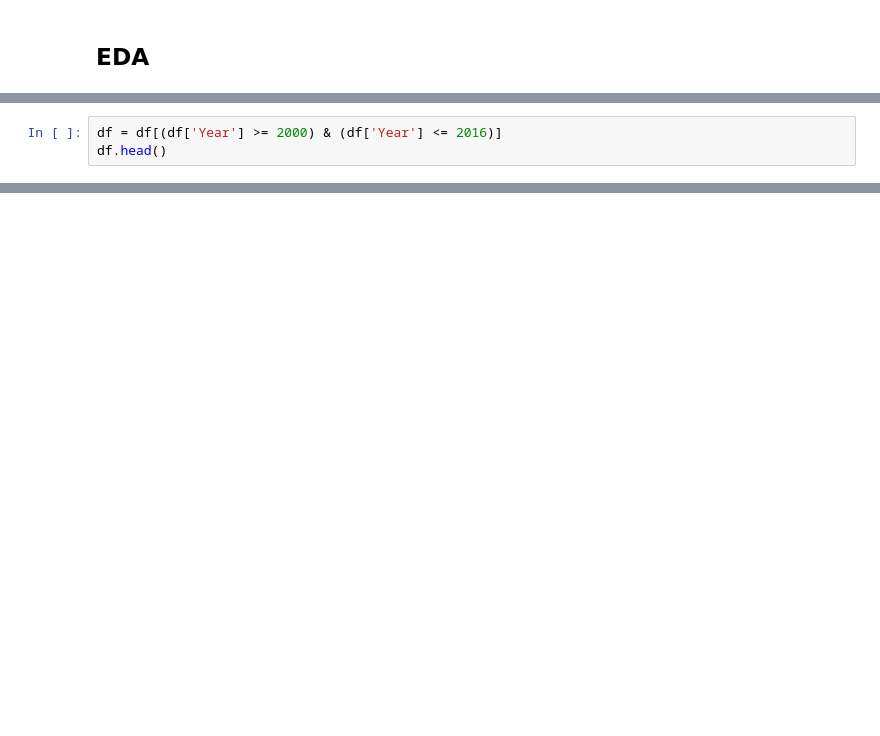
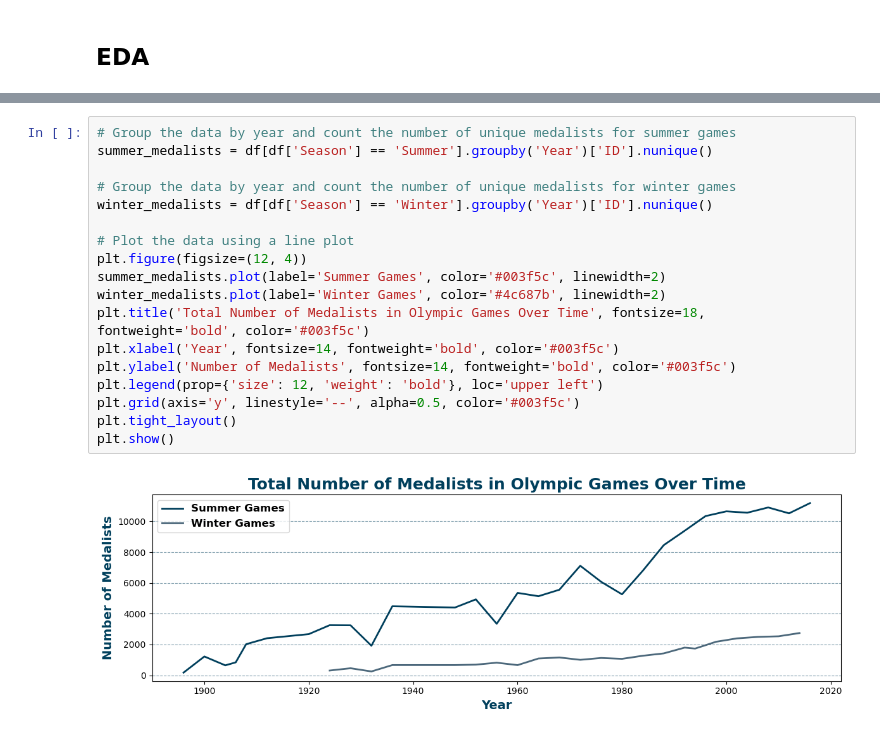
Before and after one commit to nastoo/tp-methodes-pour-analytique, a Jupyter notebook: Projet_GG.ipynb, the cells around one changed output, grey strips where cells are left out. Saved outputs shown, nothing was run; the diff lists cells and outputs as text; blank space fills up the shorter version.

```diff
--- a/Projet_GG.ipynb
+++ b/Projet_GG.ipynb
@@ -236,3 +155,0 @@ In [12] used 0.0 MiB RAM in 0.10s (system mean cpu 6%, single max cpu 100%), pea
-# %%
-df = df[(df['Year'] >= 2000) & (df['Year'] <= 2016)]
-df.head()
@@ -348,0 +187,20 @@ In [18] used 6.0 MiB RAM in 0.84s (system mean cpu 4%, single max cpu 100%), pea
+# %%
+# Group the data by year and count the number of unique medalists for summer games
+summer_medalists = df[df['Season'] == 'Summer'].groupby('Year')['ID'].nunique()
+
+# Group the data by year and count the number of unique medalists for winter games
+winter_medalists = df[df['Season'] == 'Winter'].groupby('Year')['ID'].nunique()
+
+# Plot the data using a line plot
+plt.figure(figsize=(12, 4))
+summer_medalists.plot(label='Summer Games', color='#003f5c', linewidth=2)
+winter_medalists.plot(label='Winter Games', color='#4c687b', linewidth=2)
+plt.title('Total Number of Medalists in Olympic Games Over Time', fontsize=18, fontweight='bold', color='#003f5c')
+plt.xlabel('Year', fontsize=14, fontweight='bold', color='#003f5c')
+plt.ylabel('Number of Medalists', fontsize=14, fontweight='bold', color='#003f5c')
+plt.legend(prop={'size': 12, 'weight': 'bold'}, loc='upper left')
+plt.grid(axis='y', linestyle='--', alpha=0.5, color='#003f5c')
+plt.tight_layout()
+plt.show()
+# %% [output]
+[figure, added]
```
Also changed, not shown: parts of 108 cells of this notebook, 1 other file.
